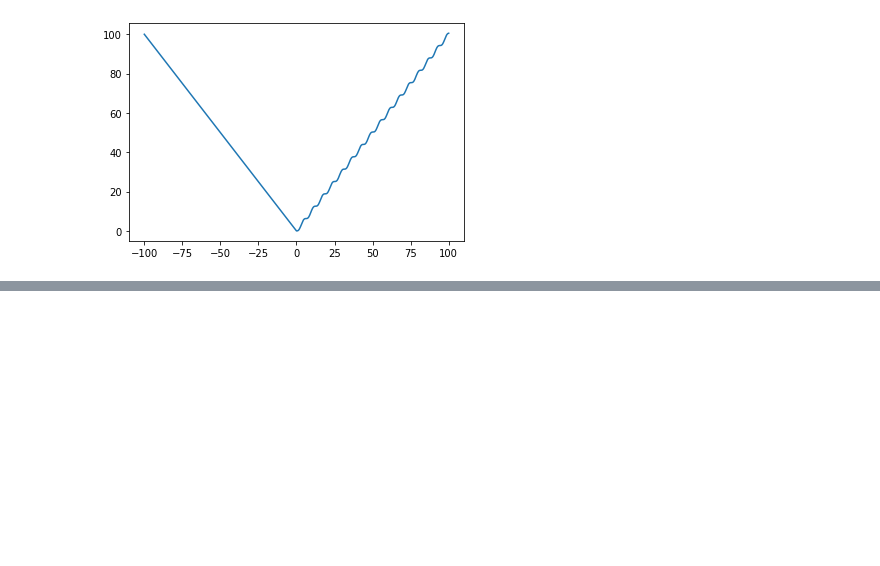
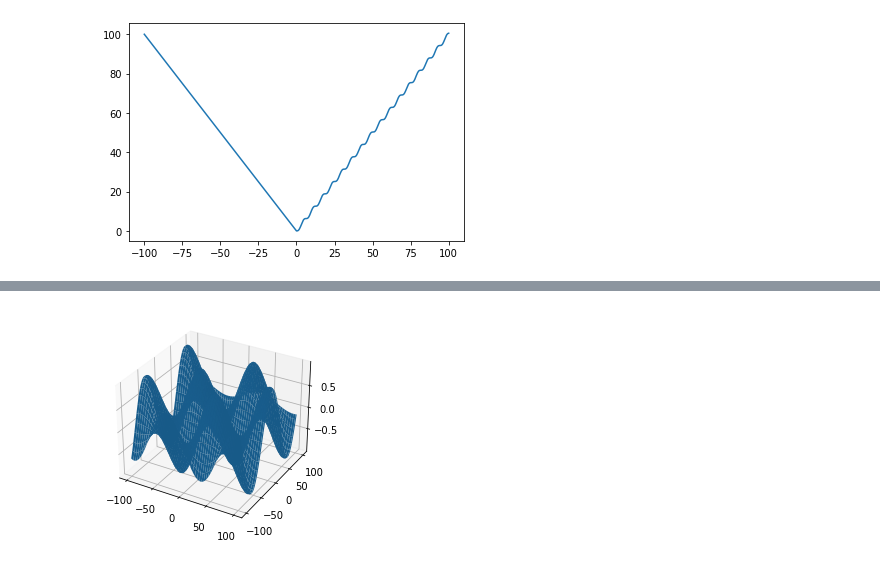
Before and after one commit to EasySocHacks/Optimization-Methods-IFMO, a Jupyter notebook: HW1/1.2.ipynb, the cells around one changed output, grey strips where cells are left out. Drawn from its saved outputs; the diff is of its cells as text; code cells hidden in the pictures; blank space fills up the shorter version.

```diff
--- a/HW1/1.2.ipynb
+++ b/HW1/1.2.ipynb
@@ -84,0 +93,12 @@ with warnings.catch_warnings():
+# %%
+def f(coord):
+    return np.sin(coord[0] / 20) * np.cos(np.e + coord[1] / 20)
+# %%
+t = np.linspace(-100, 100, 100)
+X, Y = np.meshgrid(t, t)
+ax = plt.figure().add_subplot(projection='3d')
+ax.plot_surface(X, Y, f([X, Y]))
+
+plt.show()
+# %% [output]
+[figure, added]
```
Also changed, not shown: parts of 7 cells of this notebook, 2 other files.
